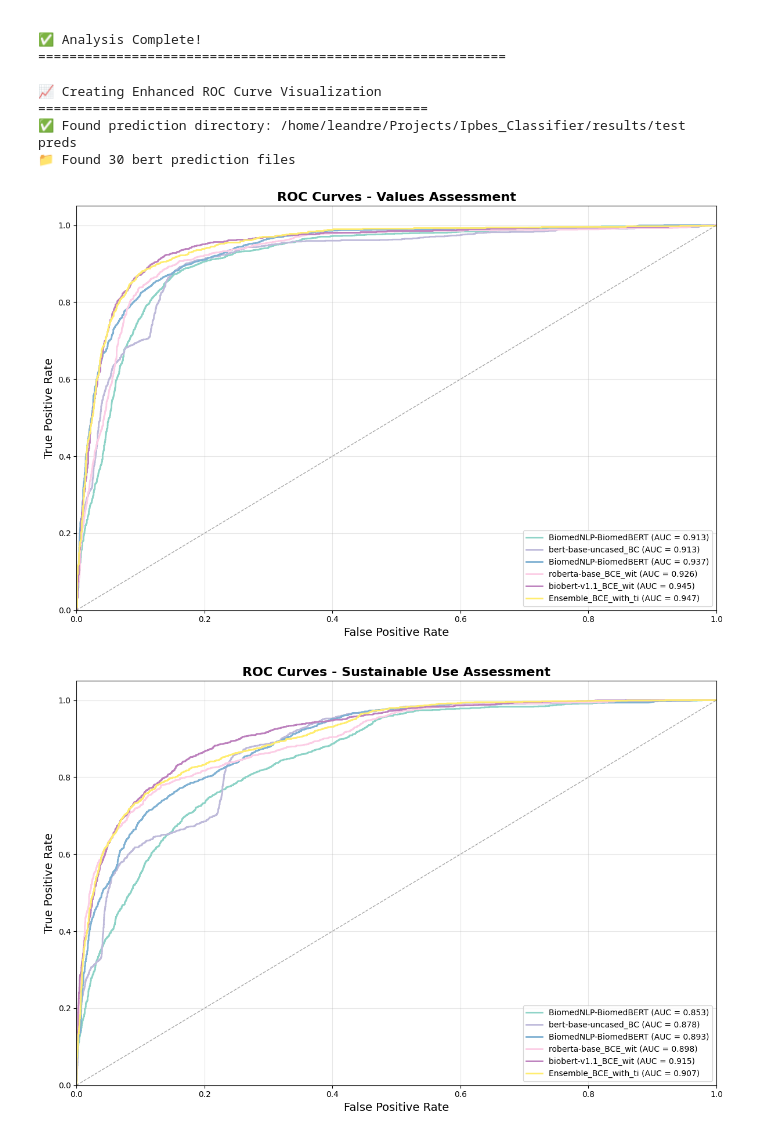
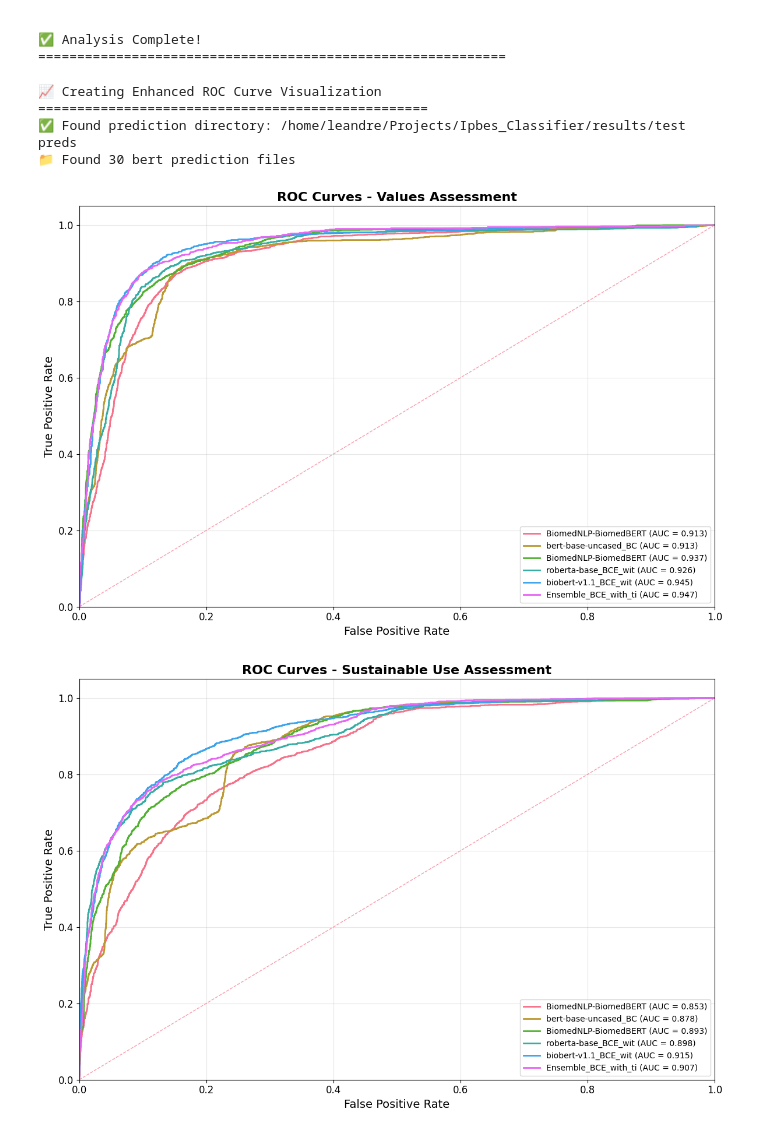
Before and after one commit to CTGN/IPBES-Classifier, a Jupyter notebook: notebooks/results copy.ipynb, the cells around one changed output. Cells and saved outputs as stored; diff of their text form; code cells hidden in the pictures.

```diff
--- a/notebooks/results copy.ipynb
+++ b/notebooks/results copy.ipynb
@@ -894,7 +891,6 @@ if has_prediction_files and model_data:
                 import matplotlib.pyplot as plt
 
                 categories = ['VA', 'SUA', 'IAS']
-                colors = ['#1f77b4', '#ff7f0e', '#2ca02c']
 
                 plt.figure(figsize=(10, 8))
 
@@ -920,11 +916,11 @@ if has_prediction_files and model_data:
                             'IAS': 'Invasive Alien Species'
                         }[category]
 
-                        plt.plot(fpr, tpr, color=colors[i], lw=2,
+                        plt.plot(fpr, tpr, lw=2,
                                 label=f'{category_name} (AUC = {roc_auc:.3f})')
 
                 # Plot random classifier line
-                plt.plot([0, 1], [0, 1], color='gray', lw=1, linestyle='--',
+                plt.plot([0, 1], [0, 1], lw=1, linestyle='--',
                         label='Random Classifier', alpha=0.7)
 
                 plt.xlim([0.0, 1.0])
@@ -975,9 +971,9 @@ if has_prediction_files and model_data:
                 roc_auc = auc(fpr, tpr)
 
                 plt.figure(figsize=(8, 6))
-                plt.plot(fpr, tpr, color='darkorange', lw=2,
+                plt.plot(fpr, tpr, lw=2,
                         label=f'ROC curve (AUC = {roc_auc:.3f})')
-                plt.plot([0, 1], [0, 1], color='navy', lw=2, linestyle='--',
+                plt.plot([0, 1], [0, 1], lw=2, linestyle='--',
                         label='Random Classifier')
                 plt.xlim([0.0, 1.0])
                 plt.ylim([0.0, 1.05])
@@ -2246,8 +2222,6 @@ def create_mean_roc_curves(model_data):
             'IAS': 'Invasive Alien Species'
         }
 
-    # Colors for different model families
-    model_colors = plt.cm.Set3(np.linspace(0, 1, len(model_data)))
 
     # Create separate plots for each category
     for cat_idx, category in enumerate(categories):
@@ -2274,7 +2248,7 @@ def create_mean_roc_curves(model_data):
                     roc_auc = auc(fpr, tpr)
 
                     # Plot the curve
-                    ax.plot(fpr, tpr, color=model_colors[model_idx], lw=2,
+                    ax.plot(fpr, tpr, lw=2,
                            label=f'{model_name[:20]} (AUC = {roc_auc:.3f})')
 
             except Exception as e:
@@ -2282,7 +2256,7 @@ def create_mean_roc_curves(model_data):
                 continue
 
         # Plot random classifier line
-        ax.plot([0, 1], [0, 1], color='gray', lw=1, linestyle='--', alpha=0.7)
+        ax.plot([0, 1], [0, 1], lw=1, linestyle='--', alpha=0.7)
 
         ax.set_xlim([0.0, 1.0])
         ax.set_ylim([0.0, 1.05])
@@ -2414,11 +2388,8 @@ def create_roc_from_aggregated_metrics():
                 model_aucs = cat_data.groupby(['Model', 'Model_Type'])['ROC_AUC'].mean().reset_index()
                 model_aucs = model_aucs.sort_values('ROC_AUC', ascending=False)
 
-                # Color by model type
-                colors = {'BERT': '#2E86C1', 'SVM': '#E74C3C', 'Random Forest': '#27AE60'}
-                bar_colors = [colors.get(mt, '#95A5A6') for mt in model_aucs['Model_Type']]
 
-                bars = ax.bar(range(len(model_aucs)), model_aucs['ROC_AUC'], color=bar_colors)
+                bars = ax.bar(range(len(model_aucs)), model_aucs['ROC_AUC'])
 
                 ax.set_xlabel('Models', fontsize=14)
                 ax.set_ylabel('ROC-AUC Score', fontsize=14)
@@ -2460,32 +2431,32 @@ def create_aggregated_violin_plot(roc_data):
     # Create DataFrame for plotting
     violin_df = pd.DataFrame(violin_data)
 
     # Create violin plot
     fig, ax = plt.subplots(figsize=(14, 8))
 
     # Get unique models and sort by median AUC
     model_medians = violin_df.groupby('Model')['ROC_AUC'].median().sort_values(ascending=False)
     sorted_models = model_medians.index.tolist()
 
     # Create violin plot
     import seaborn as sns
     sns.boxplot(data=violin_df, x='Model', y='ROC_AUC', order=sorted_models, ax=ax)
 
     ax.set_xlabel('Models', fontsize=14, fontweight='bold')
     ax.set_ylabel('ROC-AUC Score', fontsize=14, fontweight='bold')
     ax.set_title('ROC-AUC Distribution by Model (from Aggregated Metrics)', fontsize=16, fontweight='bold')
     ax.set_xticklabels(ax.get_xticklabels(), rotation=45, ha='right', fontsize=10)
     ax.grid(axis='y', alpha=0.3)
 
     plt.tight_layout()
     plt.show()
 
 # Execute enhanced visualization
 create_enhanced_roc_visualization()
 # %% [output]
 📈 Creating Enhanced ROC Curve Visualization
 ==================================================
 ✅ Found prediction directory: /home/leandre/Projects/Ipbes_Classifier/results/test preds
 📁 Found 30 bert prediction files
-[figure, old version]
+[figure, new version]
-[figure, old version]
+[figure, new version]
```
Also changed, not shown: parts of 8 cells of this notebook.
